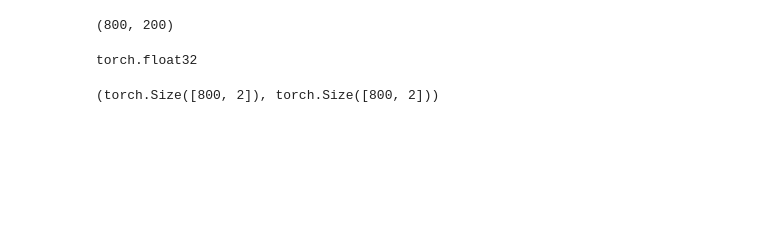
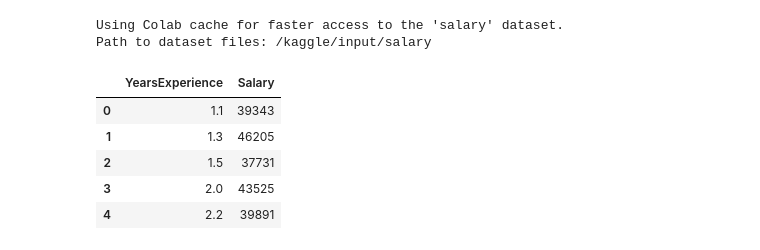
Before and after one commit to mszhdgr/Machine_learning, a Jupyter notebook: Deep Learning/Binary_regression.ipynb, the cells around one changed output. Cells and saved outputs as stored; diff of their text form; code cells hidden in the pictures; blank space fills up the shorter version.

```diff
--- a/Deep Learning/Binary_regression.ipynb
+++ b/Deep Learning/Binary_regression.ipynb
@@ -43,12 +15,21 @@ x_train, x_test, y_train, y_test = train_test_split(X,Y, test_size=0.2)
-# %%
-len(x_train), len(x_test)
-# %% [output]
-(800, 200)
-# %%
-x_train.dtype
-# %% [output]
-torch.float32
-# %%
-x_train.shape, x_train.size()
-# %% [output]
-(torch.Size([800, 2]), torch.Size([800, 2]))
+# %%
+import kagglehub
+
+path = kagglehub.dataset_download("rsadiq/salary")
+
+print("Path to dataset files:", path)
+# %% [output]
+Using Colab cache for faster access to the 'salary' dataset.
+Path to dataset files: /kaggle/input/salary
+# %%
+import pandas as pd
+
+df = pd.read_csv("/kaggle/input/salary/Salary.csv")
+df.head()
+# %% [output]
+|  | YearsExperience | Salary |
+| 0 | 1.1 | 39343 |
+| 1 | 1.3 | 46205 |
+| 2 | 1.5 | 37731 |
+| 3 | 2.0 | 43525 |
+| 4 | 2.2 | 39891 |
```
Also changed, not shown: parts of 53 cells of this notebook.
